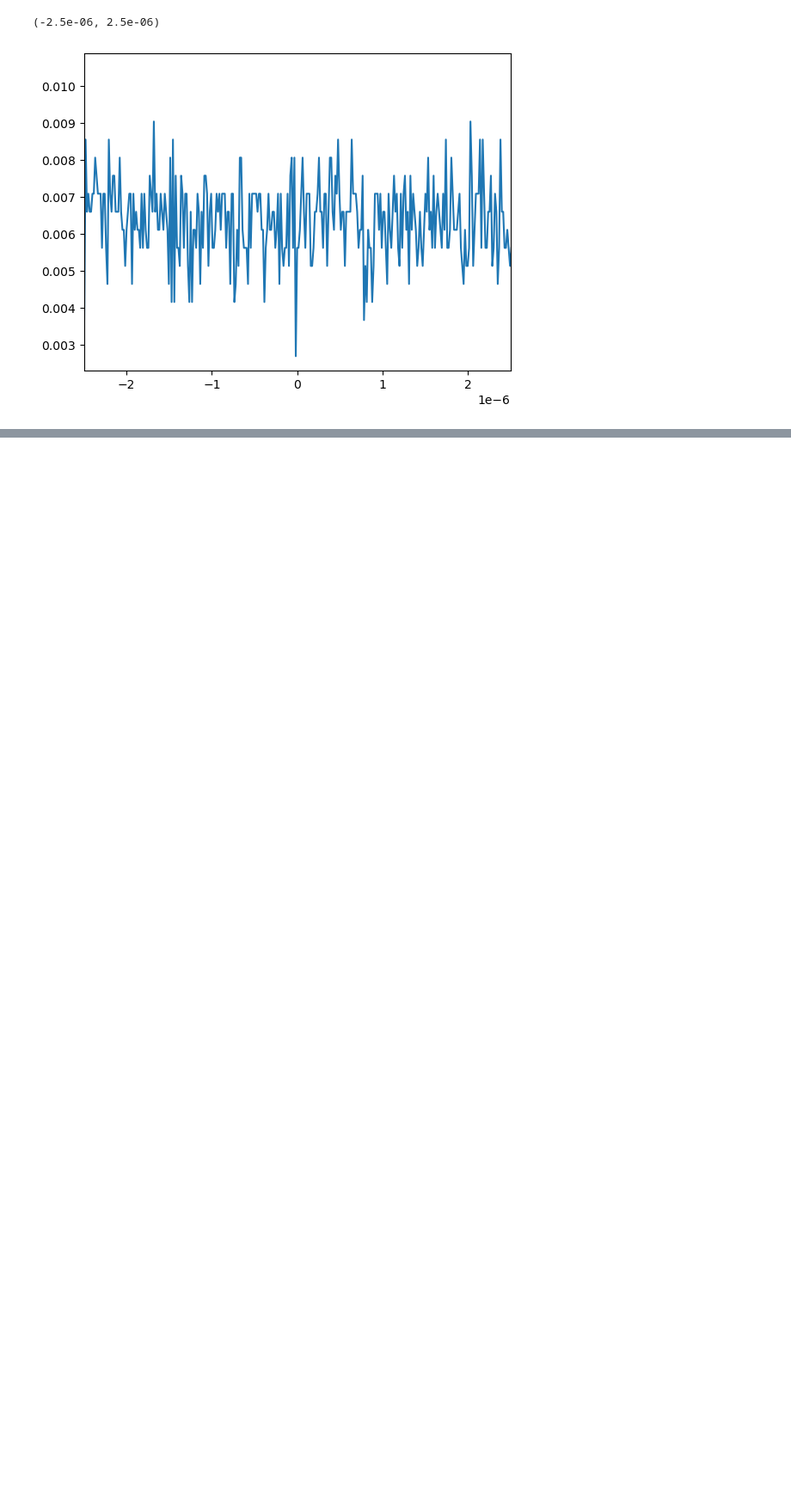
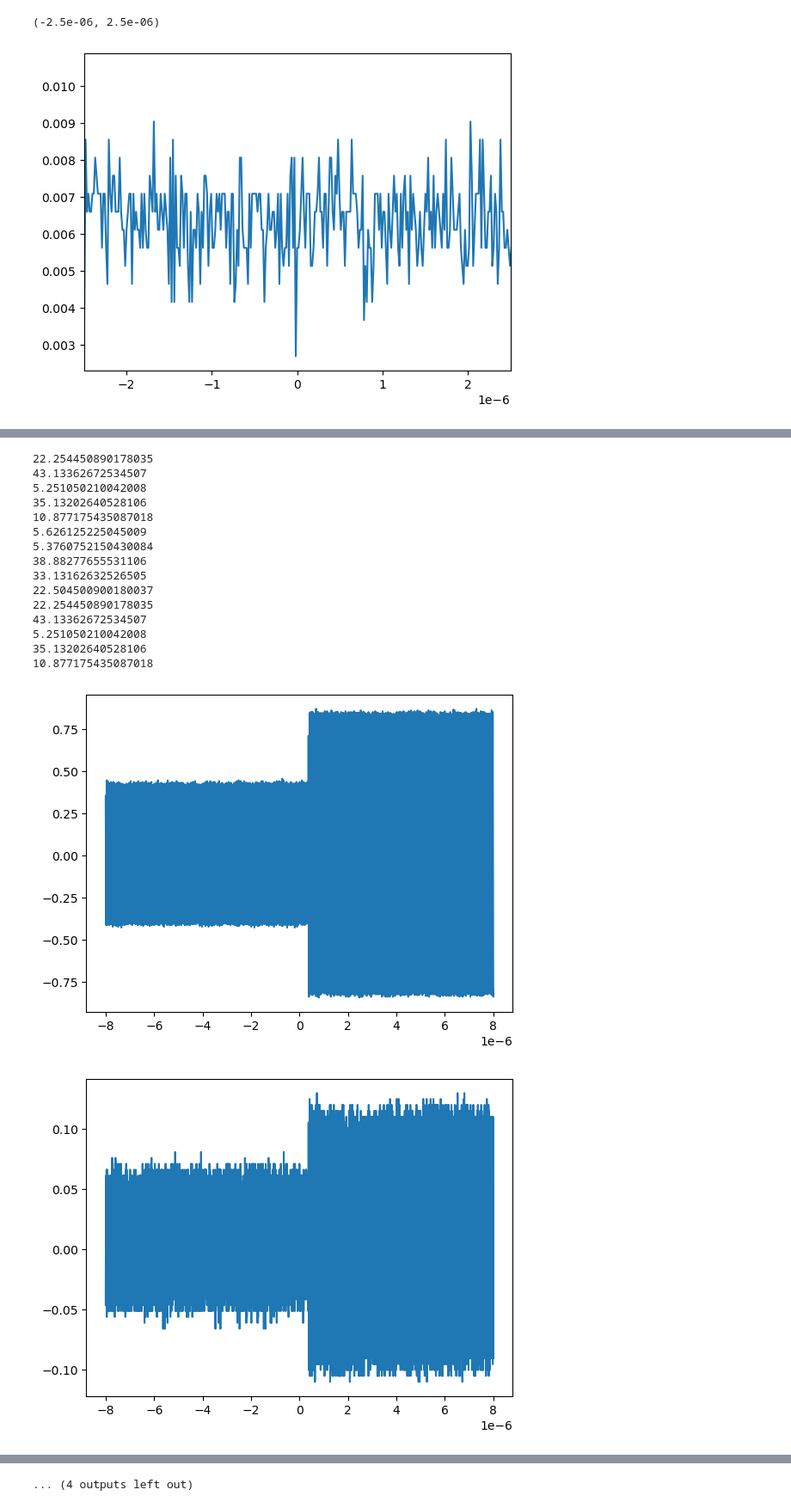
Before and after one commit to meimei2027/diamonds, a Jupyter notebook: experiment/view_data_2.ipynb, the cells around one changed output, grey strips where cells are left out. Shown at 86% size. Cells and saved outputs as stored; diff of their text form; code cells hidden in the pictures; blank space fills up the shorter version.

```diff
--- a/experiment/view_data_2.ipynb
+++ b/experiment/view_data_2.ipynb
@@ -65,0 +95,7 @@ print(get_peak_freq(t, ch1))
+# %%
+t, ch1 = load_csv(f"./data/WFM01.CSV")
+print(t)
+sample_rate = 2.5e9 / 4
+dt = (1 / sample_rate)
+t_new = np.arange(-10000 / 2, 10000 / 2, 1) * dt
+print(t_new - t)
@@ -65,0 +107,36 @@ print(get_peak_freq(t, ch1))
+# %%
+# [ 5.373296 38.923847 33.074005 22.505043 22.217746 43.071298  5.211336
+#  35.171034 10.872007  5.61469 ]
+
+def make_t(sample_rate_returned, num_of_points):
+
+    sample_rate = sample_rate_returned / 4
+    dt = (1 / sample_rate)
+    t = np.arange(-num_of_points / 2, num_of_points / 2, 1) * dt
+    return t
+
+t = make_t(2.5e9, 10000)
+
+for i in range(1, 16):
+    ch1 = np.load(f"./data_new/data-{i}.npy")
+    print(get_peak_freq(t_new, ch1))
+    fig, ax = plt.subplots()
+    ax.plot(t, ch1)
+# %% [output]
+22.254450890178035
+43.13362672534507
+5.251050210042008
+35.13202640528106
+10.877175435087018
+5.626125225045009
+5.3760752150430084
+38.88277655531106
+33.13162632526505
+22.504500900180037
+22.254450890178035
+43.13362672534507
+5.251050210042008
+35.13202640528106
+10.877175435087018
+[figure, added]
+[figure, added]
@@ -65,0 +152 @@ print(get_peak_freq(t, ch1))
+... (4 outputs left out)
```
Also changed, not shown: parts of 6 cells of this notebook, 4 other files.
